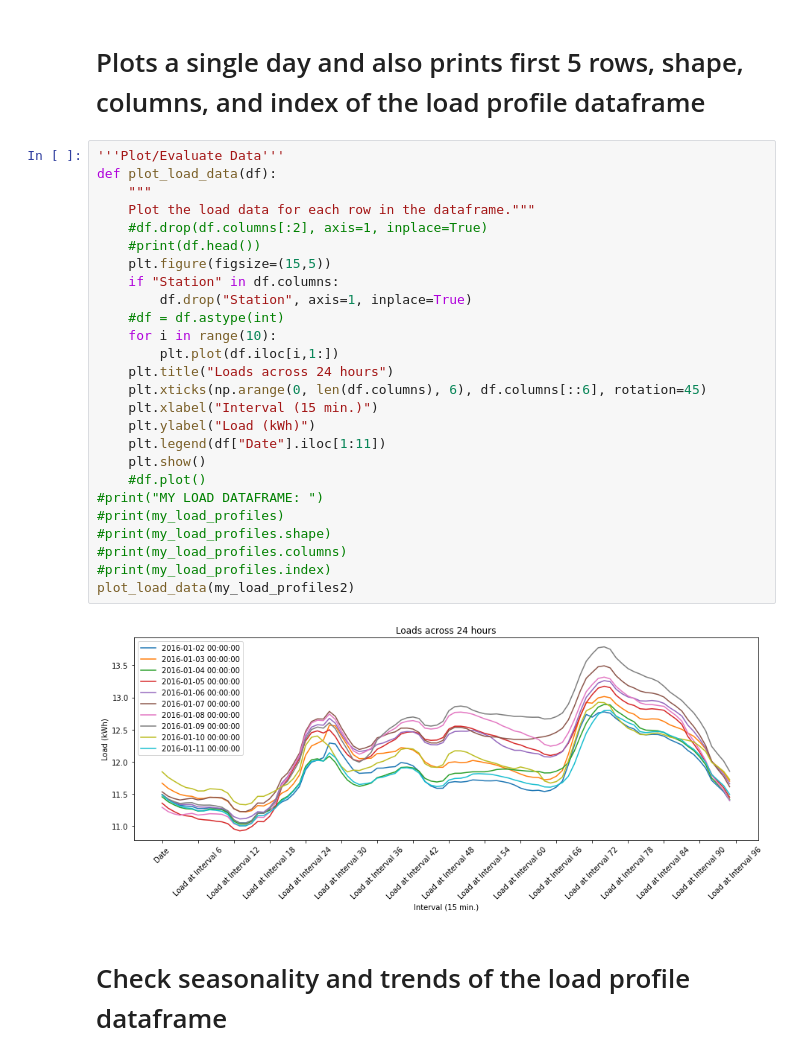
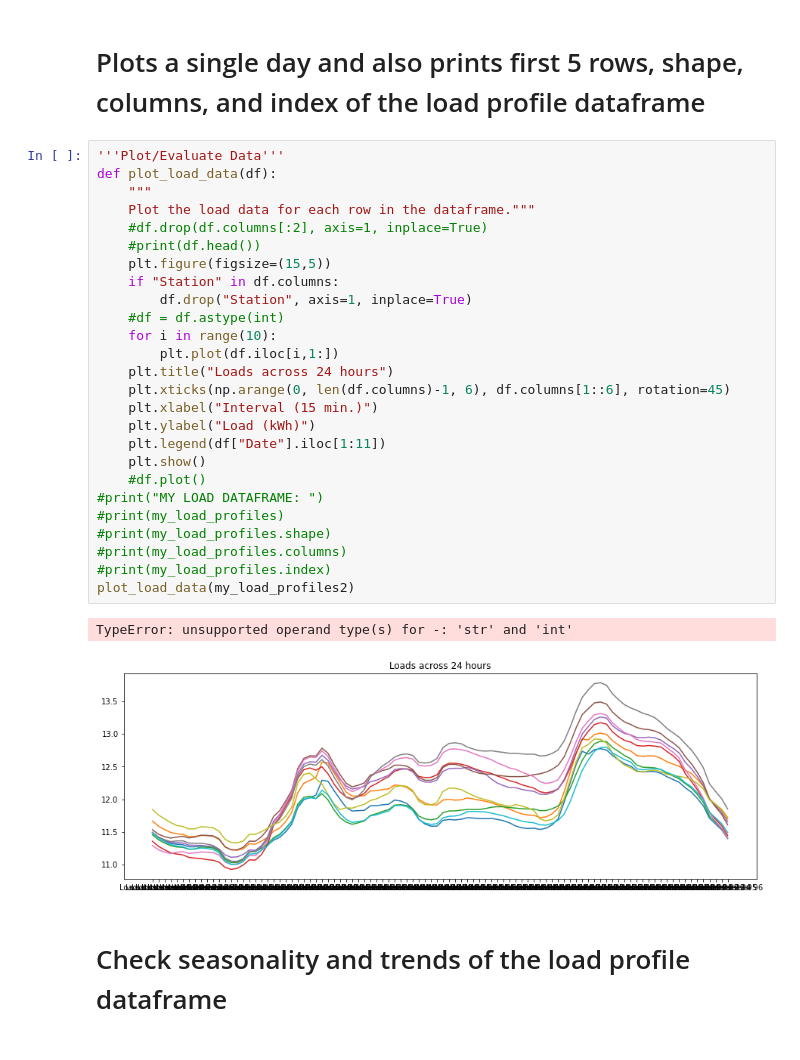
Before and after one commit to AFinney1/dae, a Jupyter notebook: data_analyst_engineer_assessment_Austin.ipynb, the cells around one changed output. Saved outputs shown, nothing was run; the diff lists cells and outputs as text.

Commit message:
removed date from plot axis

```diff
--- a/data_analyst_engineer_assessment_Austin.ipynb
+++ b/data_analyst_engineer_assessment_Austin.ipynb
@@ -114,31 +114,32 @@ my_load_profiles = my_load_profiles2.copy()
 # %%
 '''Plot/Evaluate Data'''
 def plot_load_data(df):
     """
     Plot the load data for each row in the dataframe."""
     #df.drop(df.columns[:2], axis=1, inplace=True)
     #print(df.head())
     plt.figure(figsize=(15,5))
     if "Station" in df.columns:
         df.drop("Station", axis=1, inplace=True)
     #df = df.astype(int)
     for i in range(10):
         plt.plot(df.iloc[i,1:])
     plt.title("Loads across 24 hours")
-    plt.xticks(np.arange(0, len(df.columns), 6), df.columns[::6], rotation=45)
+    plt.xticks(np.arange(0, len(df.columns)-1, 6), df.columns[1::6], rotation=45)
     plt.xlabel("Interval (15 min.)")
     plt.ylabel("Load (kWh)")
     plt.legend(df["Date"].iloc[1:11])
     plt.show()
     #df.plot()
 #print("MY LOAD DATAFRAME: ")
 #print(my_load_profiles)
 #print(my_load_profiles.shape)
 #print(my_load_profiles.columns)
 #print(my_load_profiles.index)
 plot_load_data(my_load_profiles2)
 # %% [output]
+TypeError: unsupported operand type(s) for -: 'str' and 'int'
-[figure, old version]
+[figure, new version]
 # %% [markdown]
 # Check seasonality and trends of the load profile dataframe
 # %%
```
